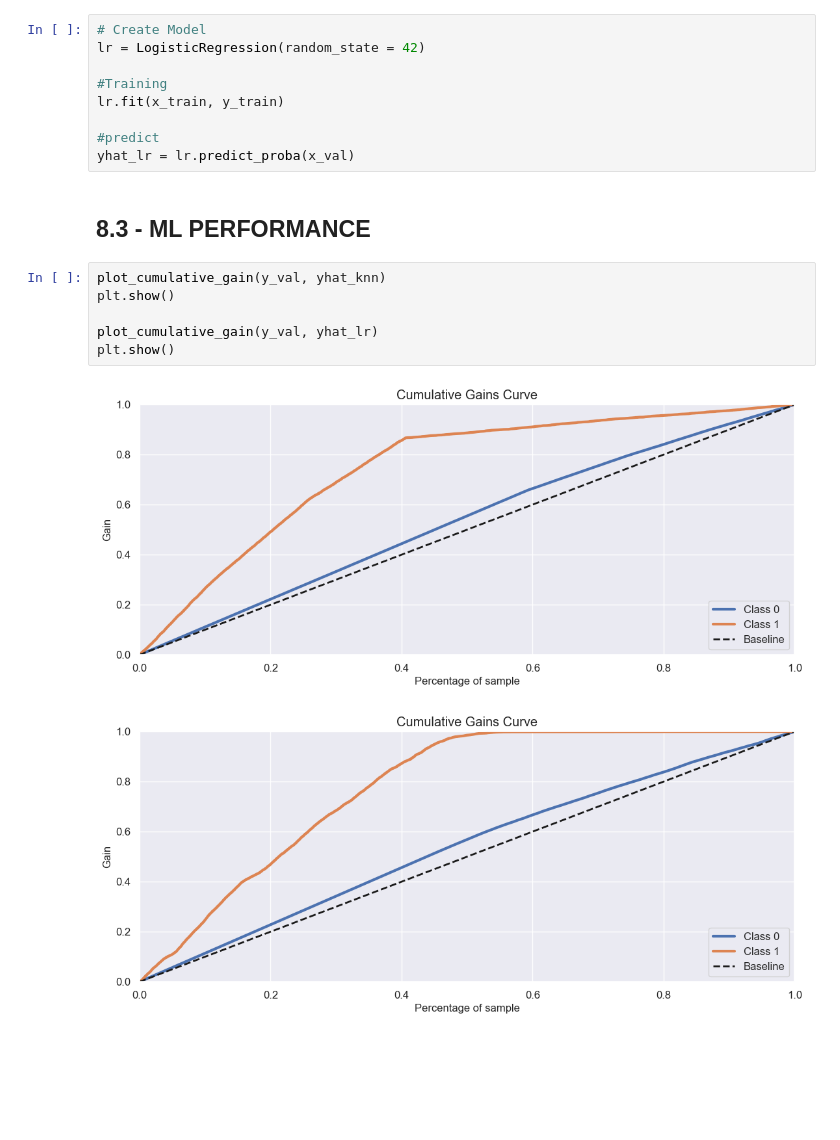
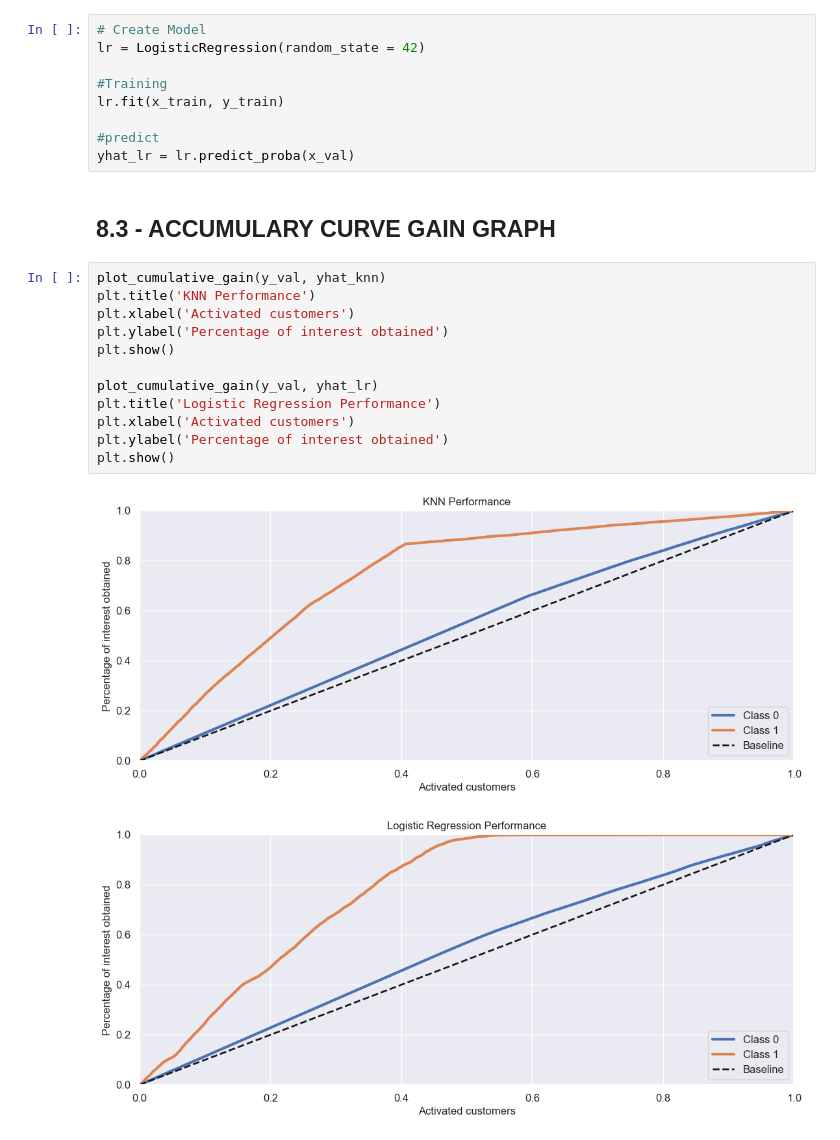
Before and after one commit to erickvieiras/health_insurence_classifier, a Jupyter notebook: notebook/insurence.ipynb, the cells around one changed output. Cells and saved outputs as stored; diff of their text form; blank space fills up the shorter version.

Commit message:
Updated graph labels in the ML stage

```diff
--- a/notebook/insurence.ipynb
+++ b/notebook/insurence.ipynb
@@ -568,13 +568,19 @@ lr.fit(x_train, y_train)
 #predict
 yhat_lr = lr.predict_proba(x_val)
 # %% [markdown]
-## 8.3 - ML PERFORMANCE
+## 8.3 - ACCUMULARY CURVE GAIN GRAPH
-# %%
-plot_cumulative_gain(y_val, yhat_knn)
-plt.show()
-
-plot_cumulative_gain(y_val, yhat_lr)
-plt.show()
-# %% [output]
-[figure, removed]
-[figure, removed]
+# %%
+plot_cumulative_gain(y_val, yhat_knn)
+plt.title('KNN Performance')
+plt.xlabel('Activated customers')
+plt.ylabel('Percentage of interest obtained')
+plt.show()
+
+plot_cumulative_gain(y_val, yhat_lr)
+plt.title('Logistic Regression Performance')
+plt.xlabel('Activated customers')
+plt.ylabel('Percentage of interest obtained')
+plt.show()
+# %% [output]
+[figure, added]
+[figure, added]
```
